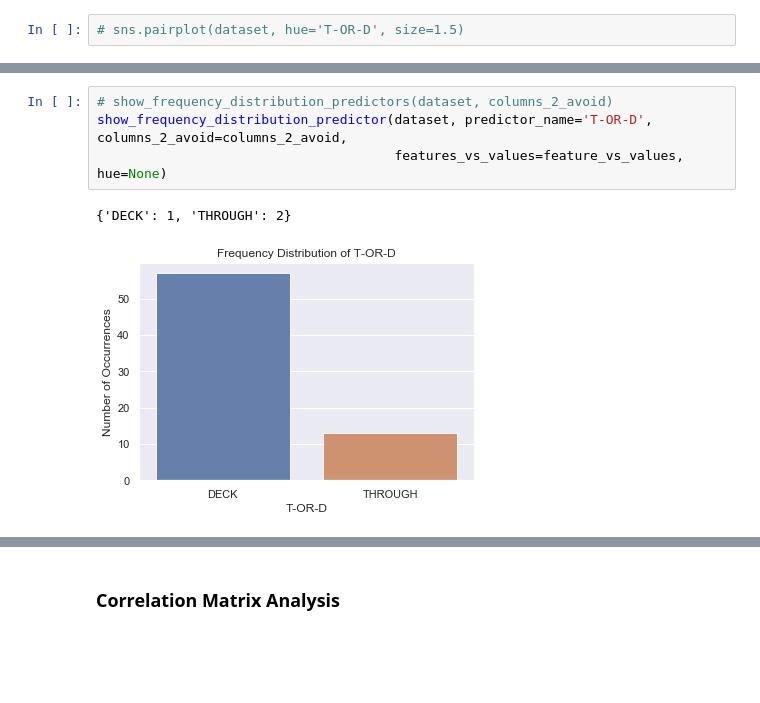
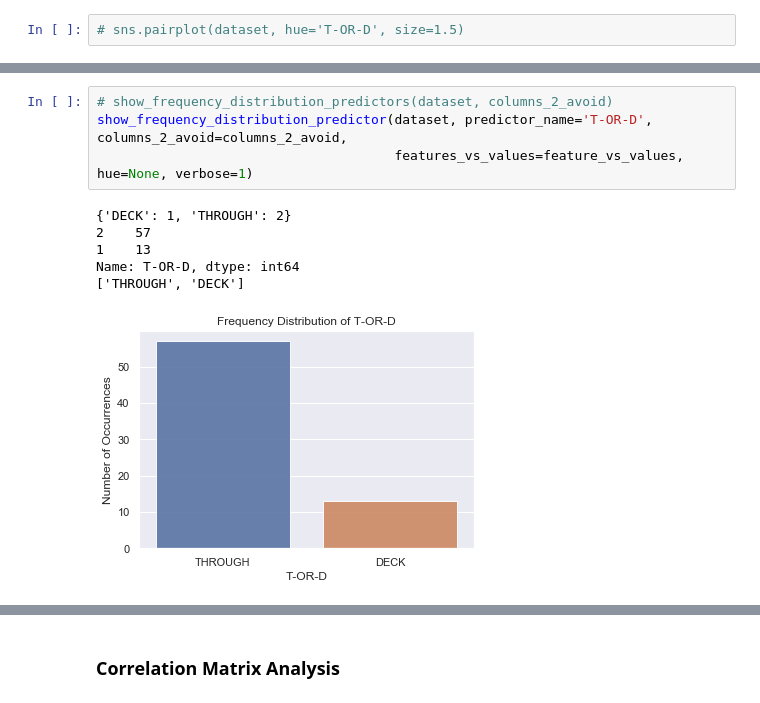
Before and after one commit to franec94/Pittsburgh-Bridge-Dataset, a Jupyter notebook: pittsburgh-bridges-data-set-analysis/Data Space Report -Testing - Pie Charts-compact.ipynb, the cells around one changed output, grey strips where cells are left out. Drawn from its saved outputs; the diff is of its cells as text; blank space fills up the shorter version.

```diff
--- a/pittsburgh-bridges-data-set-analysis/Data Space Report -Testing - Pie Charts-compact.ipynb
+++ b/pittsburgh-bridges-data-set-analysis/Data Space Report -Testing - Pie Charts-compact.ipynb
@@ -230,10 +141,14 @@ show_frequency_distribution_predictor(dataset, predictor_name='RIVER', columns_2
 # %%
 # show_frequency_distribution_predictors(dataset, columns_2_avoid)
 show_frequency_distribution_predictor(dataset, predictor_name='T-OR-D', columns_2_avoid=columns_2_avoid,
-                                      features_vs_values=feature_vs_values, hue=None)
+                                      features_vs_values=feature_vs_values, hue=None, verbose=1)
 # %% [output]
 {'DECK': 1, 'THROUGH': 2}
+2    57
+1    13
+Name: T-OR-D, dtype: int64
+['THROUGH', 'DECK']
-[figure, old version]
+[figure, new version]
 # %%
 # show_frequency_distribution_predictors(dataset, columns_2_avoid)
 show_frequency_distribution_predictor(dataset, predictor_name='CLEAR-G', columns_2_avoid=columns_2_avoid,
```
Also changed, not shown: parts of 17 cells of this notebook, 1 other file.
